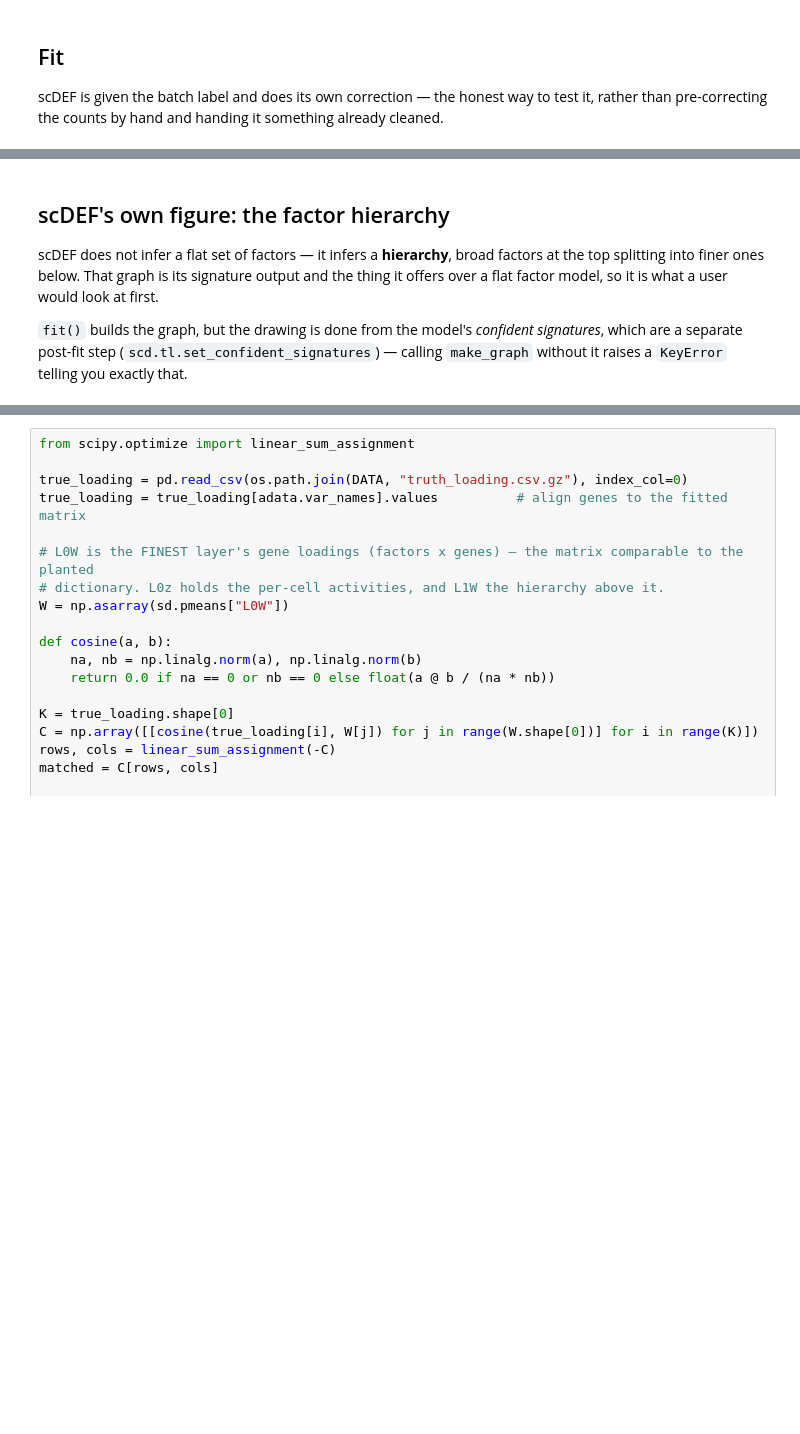
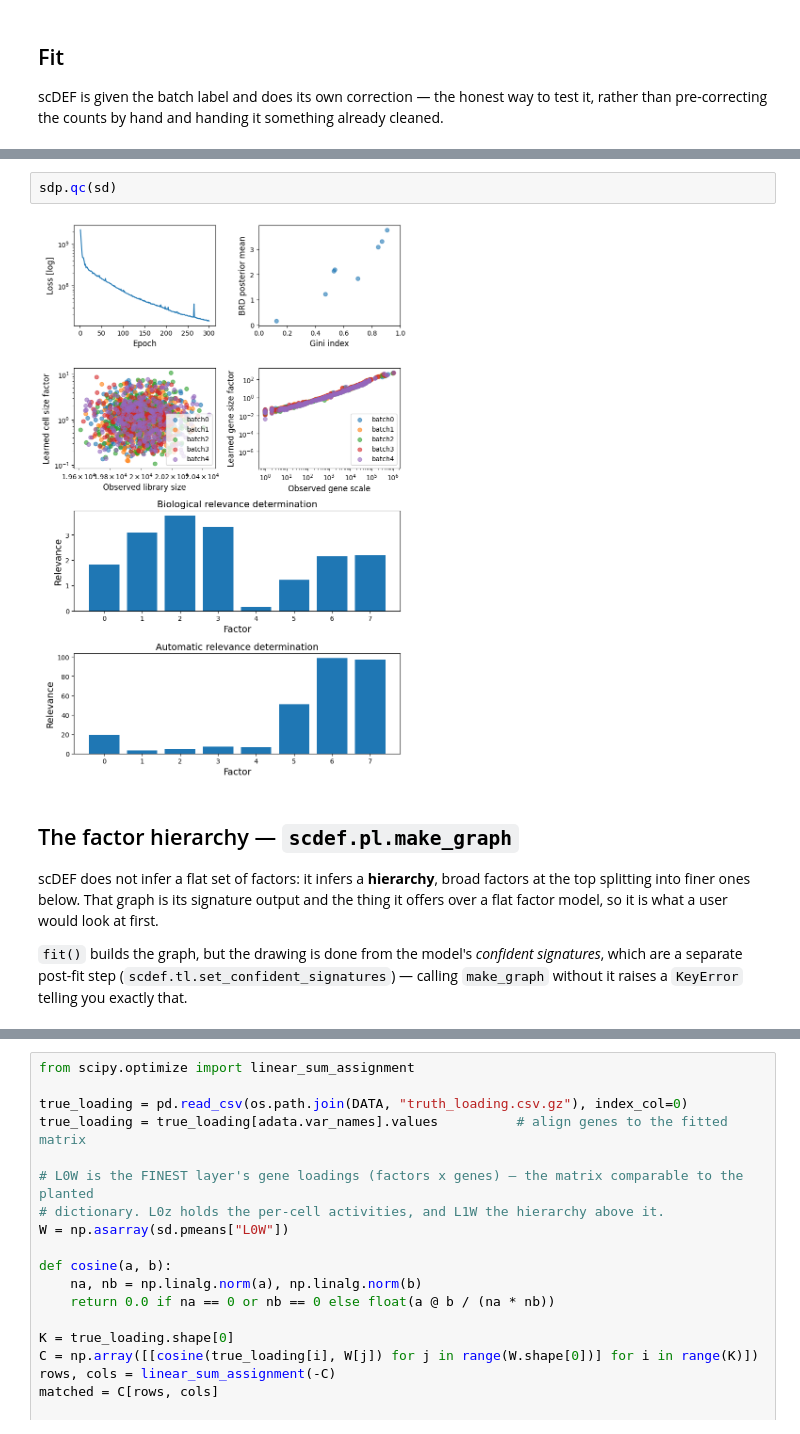
Before and after one commit to pedrofale/iscc, a Jupyter notebook: notebooks/tool_scdef_cohort.ipynb, the cells around one changed output, grey strips where cells are left out. Saved outputs shown, nothing was run; the diff lists cells and outputs as text; blank space fills up the shorter version.

```diff
--- a/notebooks/tool_scdef_cohort.ipynb
+++ b/notebooks/tool_scdef_cohort.ipynb
@@ -72,11 +95,15 @@ INFO:scDEF:Each epoch contains 6 batches of size 256
+# %%
+sdp.qc(sd)
+# %% [output]
+[figure, added]
 # %% [markdown]
-## scDEF's own figure: the factor hierarchy
+## The factor hierarchy — `scdef.pl.make_graph`
 
-scDEF does not infer a flat set of factors — it infers a **hierarchy**, broad factors at the top
+scDEF does not infer a flat set of factors: it infers a **hierarchy**, broad factors at the top
 splitting into finer ones below. That graph is its signature output and the thing it offers over a
 flat factor model, so it is what a user would look at first.
 
 `fit()` builds the graph, but the drawing is done from the model's *confident signatures*, which are
-a separate post-fit step (`scd.tl.set_confident_signatures`) — calling `make_graph` without it raises
-a `KeyError` telling you exactly that.
+a separate post-fit step (`scdef.tl.set_confident_signatures`) — calling `make_graph` without it
+raises a `KeyError` telling you exactly that.
 # %%
```
Also changed, not shown: parts of 13 cells of this notebook, 12 other files.
